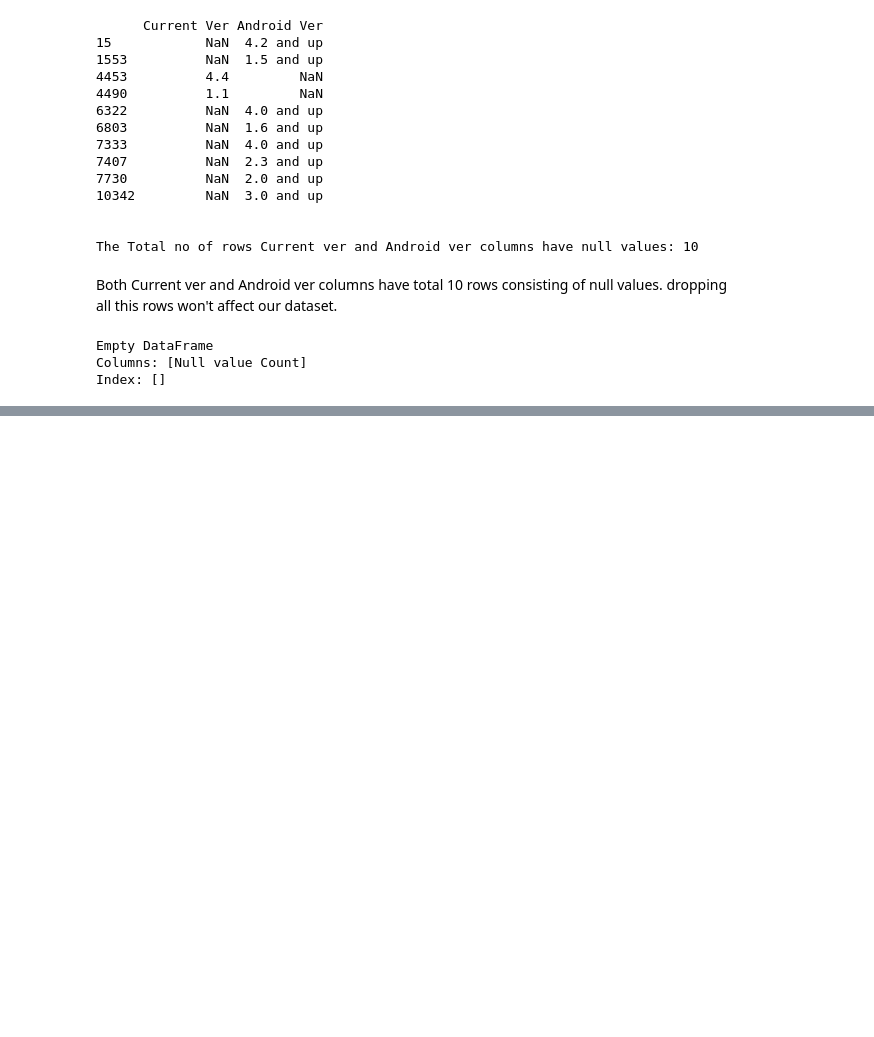
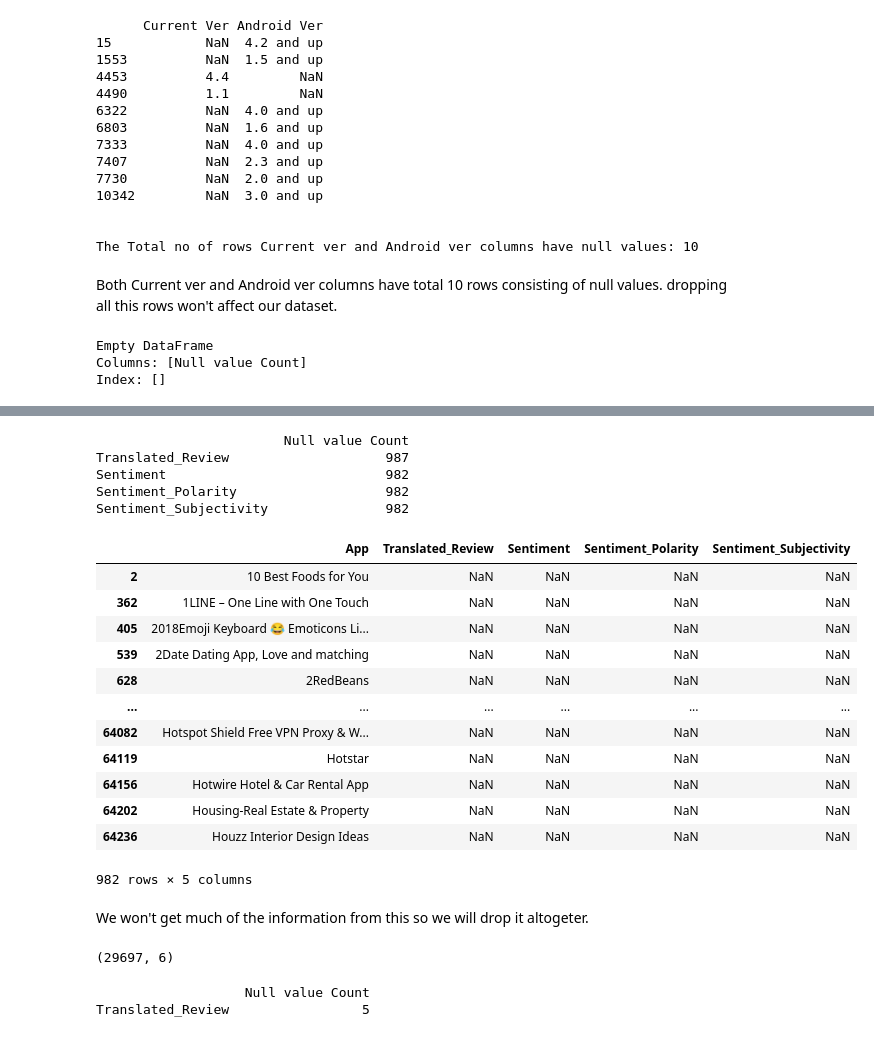
Before and after one commit to akashude/Play-Store-App-Review-Analysis, a Jupyter notebook: Copy_of_Play_Store_App_Review_Analysis_Capstone_Project.ipynb, the cells around one changed output, grey strips where cells are left out. Drawn from its saved outputs; the diff is of its cells as text; code cells hidden in the pictures; blank space fills up the shorter version.

```diff
--- a/Copy_of_Play_Store_App_Review_Analysis_Capstone_Project.ipynb
+++ b/Copy_of_Play_Store_App_Review_Analysis_Capstone_Project.ipynb
@@ -264,0 +320,40 @@ Index: []
+# %%
+# Null values count report
+print(null_count(review_df))
+# %% [output]
+                        Null value Count
+Translated_Review                    987
+Sentiment                            982
+Sentiment_Polarity                   982
+Sentiment_Subjectivity               982
+# %%
+null_df = review_df[review_df['Translated_Review'].isnull() & review_df['Sentiment'].isnull() & \
+          review_df['Sentiment_Polarity'].isnull() & review_df['Sentiment_Subjectivity'].isnull()]
+null_df
+# %% [output]
+|  | App | Translated_Review | Sentiment | Sentiment_Polarity | Sentiment_Subjectivity |
+| 2 | 10 Best Foods for You | NaN | NaN | NaN | NaN |
+| 362 | 1LINE – One Line with One Touch | NaN | NaN | NaN | NaN |
+| 405 | 2018Emoji Keyboard 😂 Emoticons Li... | NaN | NaN | NaN | NaN |
+| 539 | 2Date Dating App, Love and matching | NaN | NaN | NaN | NaN |
+| 628 | 2RedBeans | NaN | NaN | NaN | NaN |
+| ... | ... | ... | ... | ... | ... |
+| 64082 | Hotspot Shield Free VPN Proxy & W... | NaN | NaN | NaN | NaN |
+| 64119 | Hotstar | NaN | NaN | NaN | NaN |
+| 64156 | Hotwire Hotel & Car Rental App | NaN | NaN | NaN | NaN |
+| 64202 | Housing-Real Estate & Property | NaN | NaN | NaN | NaN |
+| 64236 | Houzz Interior Design Ideas | NaN | NaN | NaN | NaN |
+982 rows × 5 columns
+# %% [markdown]
+We won't get much of the information from this so we will drop it altogeter.
+# %%
+review_df.drop(null_df.index , inplace =True)
+review_df.reset_index(inplace = True)
+review_df.shape
+# %% [output]
+(29697, 6)
+# %%
+print(null_count(review_df))
+# %% [output]
+                   Null value Count
+Translated_Review                 5
```
Also changed, not shown: parts of 14 cells of this notebook.
